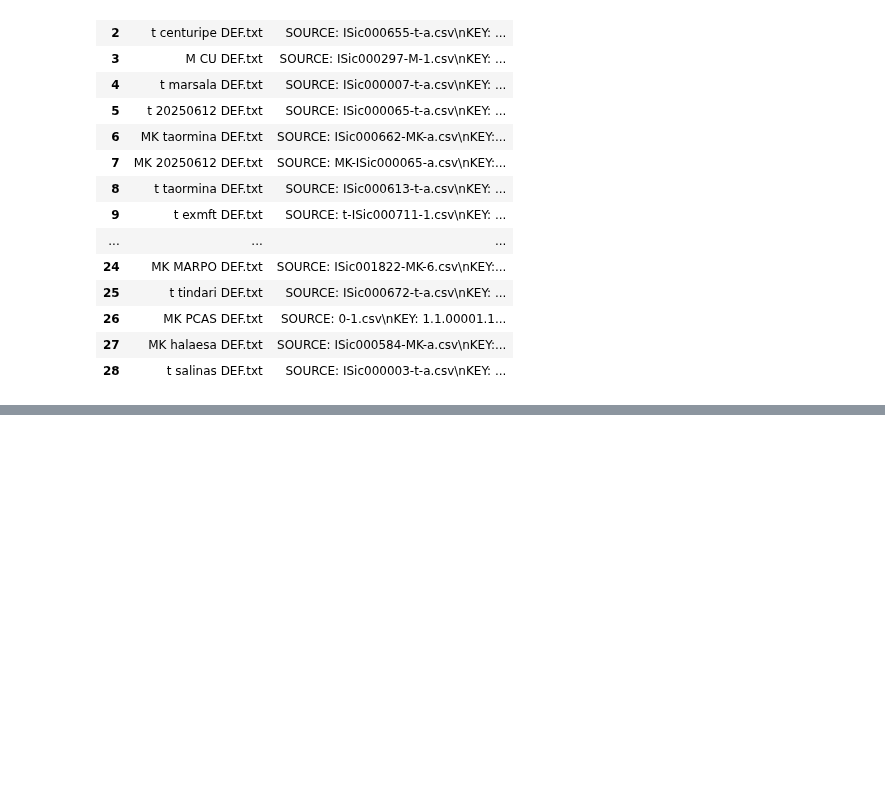
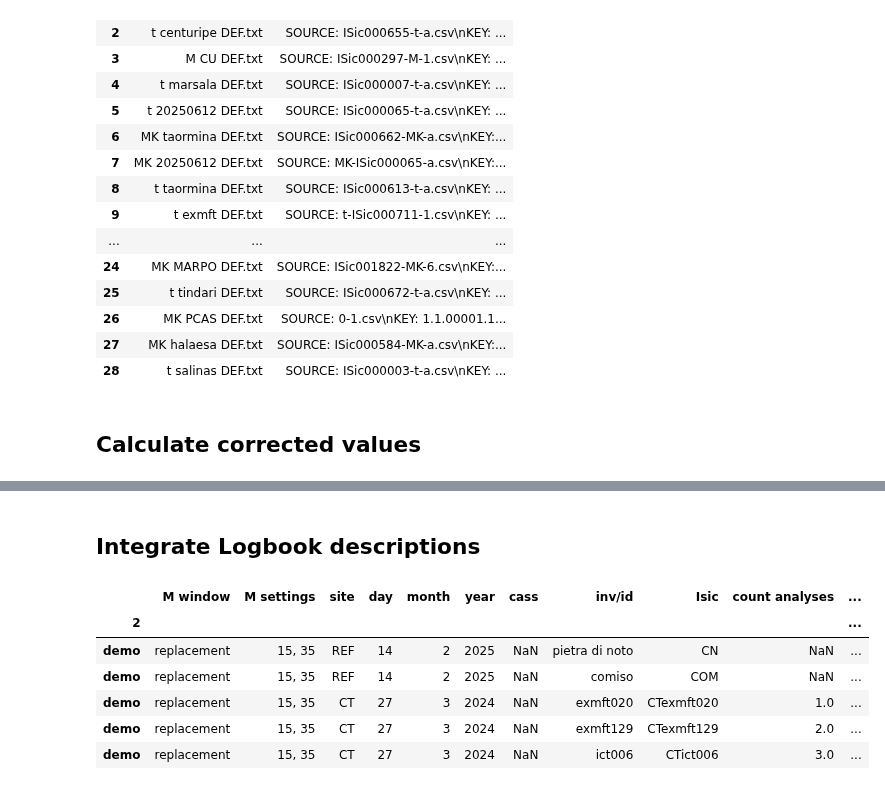
Before and after one commit to kingsdigitallab/crossreads-petrography, a Jupyter notebook: notebooks/pXRF.ipynb, the cells around one changed output, grey strips where cells are left out. Cells and saved outputs as stored; diff of their text form; code cells hidden in the pictures; blank space fills up the shorter version.

```diff
--- a/notebooks/pXRF.ipynb
+++ b/notebooks/pXRF.ipynb
@@ -144,6 +144,8 @@ xrf.df_input
 | 26 | MK PCAS DEF.txt | SOURCE: 0-1.csv\nKEY: 1.1.00001.1... |
 | 27 | MK halaesa DEF.txt | SOURCE: ISic000584-MK-a.csv\nKEY:... |
 | 28 | t salinas DEF.txt | SOURCE: ISic000003-t-a.csv\nKEY: ... |
+# %% [markdown]
+## Calculate corrected values
 # %%
 import re
 
@@ -338,3 +342,21 @@ df_corrected.head()
 | 0-3 | Invalid source name: 0-3 | 0.99692 | 0.000019 | 0.00097 | 0.000009 | 0.000236 | 0.001845 | NaN | NaN | NaN | NaN | ... |
 | 10-1 | Invalid source name: 10-1 | 0.99559 | 0.000018 | 0.000969 | 0.000009 | 0.002004 | 0.00141 | NaN | NaN | NaN | NaN | ... |
 | 10-2 | Invalid source name: 10-2 | 0.995701 | 0.000020 | 0.00093 | 0.000009 | 0.001943 | 0.001397 | NaN | NaN | NaN | NaN | ... |
+# %% [markdown]
+## Integrate Logbook descriptions
+# %%
+df_logbook = pd.read_excel(
+    "../data/pXRF/pXRF Logbook.xlsx",
+    sheet_name="Sheet1",
+    header=0,
+    index_col=0,
+)
+df_logbook.head()
+# %% [output]
+|  | M window | M settings | site | day | month | year | cass | inv/id | Isic | count analyses | ... |
+| 2 |  |  |  |  |  |  |  |  |  |  | ... |
+| demo | replacement | 15, 35 | REF | 14 | 2 | 2025 | NaN | pietra di noto | CN | NaN | ... |
+| demo | replacement | 15, 35 | REF | 14 | 2 | 2025 | NaN | comiso | COM | NaN | ... |
+| demo | replacement | 15, 35 | CT | 27 | 3 | 2024 | NaN | exmft020 | CTexmft020 | 1.0 | ... |
+| demo | replacement | 15, 35 | CT | 27 | 3 | 2024 | NaN | exmft129 | CTexmft129 | 2.0 | ... |
+| demo | replacement | 15, 35 | CT | 27 | 3 | 2024 | NaN | ict006 | CTict006 | 3.0 | ... |
```
Also changed, not shown: parts of 4 cells of this notebook.
